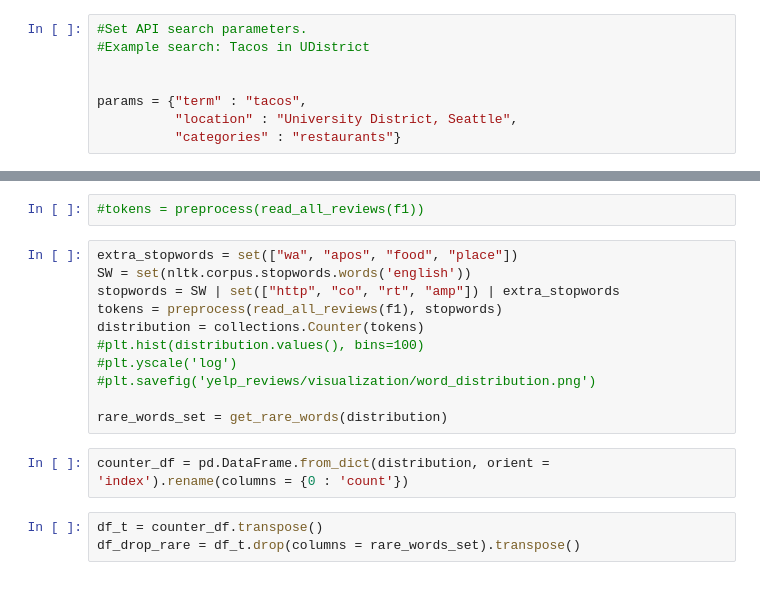
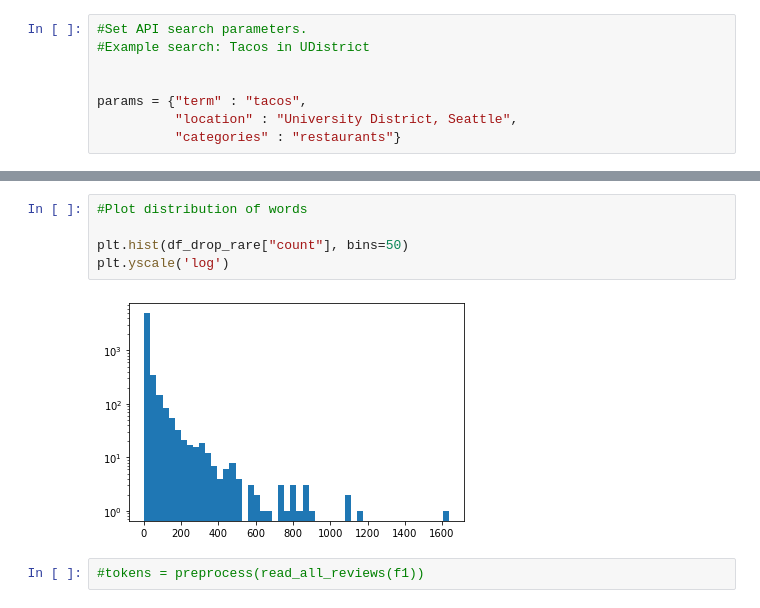
Before and after one commit to tommycqy/Yelp-Reviews, a Jupyter notebook: examples/mapbox_viz.ipynb, the cells around one changed output, grey strips where cells are left out. Cells and saved outputs as stored; diff of their text form.

```diff
--- a/examples/mapbox_viz.ipynb
+++ b/examples/mapbox_viz.ipynb
@@ -170,18 +194,9 @@ set(preprocess(reviews[0]))
+# %%
+#Plot distribution of words
+
+plt.hist(df_drop_rare["count"], bins=50)
+plt.yscale('log')
+# %% [output]
+[figure, added]
 # %%
 #tokens = preprocess(read_all_reviews(f1))
-# %%
-extra_stopwords = set(["wa", "apos", "food", "place"])
-SW = set(nltk.corpus.stopwords.words('english'))
-stopwords = SW | set(["http", "co", "rt", "amp"]) | extra_stopwords
-tokens = preprocess(read_all_reviews(f1), stopwords)
-distribution = collections.Counter(tokens)
-#plt.hist(distribution.values(), bins=100)
-#plt.yscale('log')
-#plt.savefig('yelp_reviews/visualization/word_distribution.png')
-
-rare_words_set = get_rare_words(distribution)
-# %%
-counter_df = pd.DataFrame.from_dict(distribution, orient = 'index').rename(columns = {0 : 'count'})
-# %%
-df_t = counter_df.transpose()
-df_drop_rare = df_t.drop(columns = rare_words_set).transpose()
```
Also changed, not shown: parts of 35 cells of this notebook, 1 other file.
